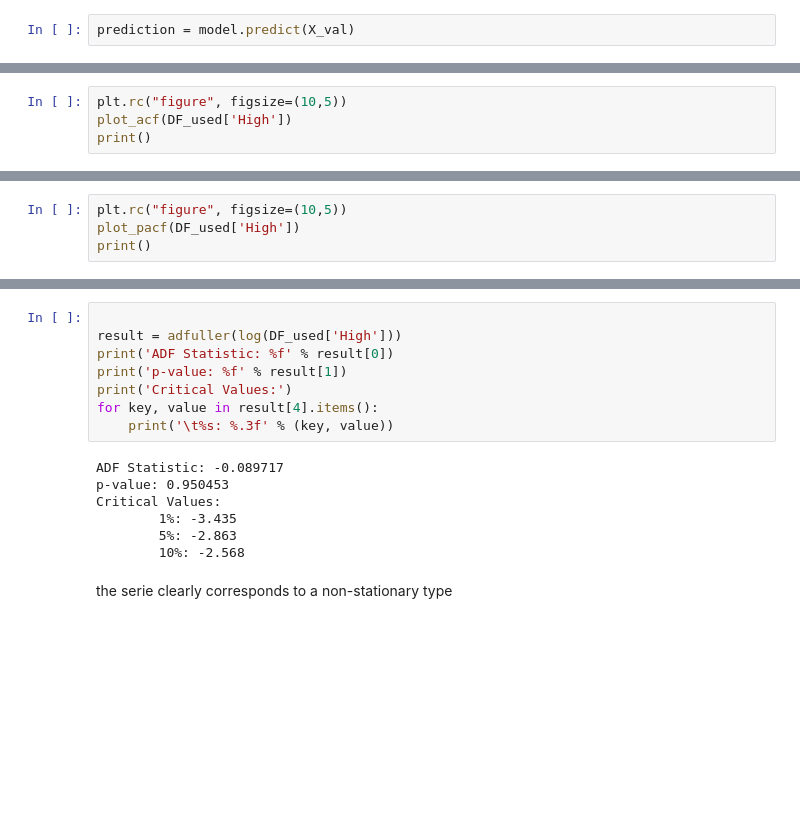
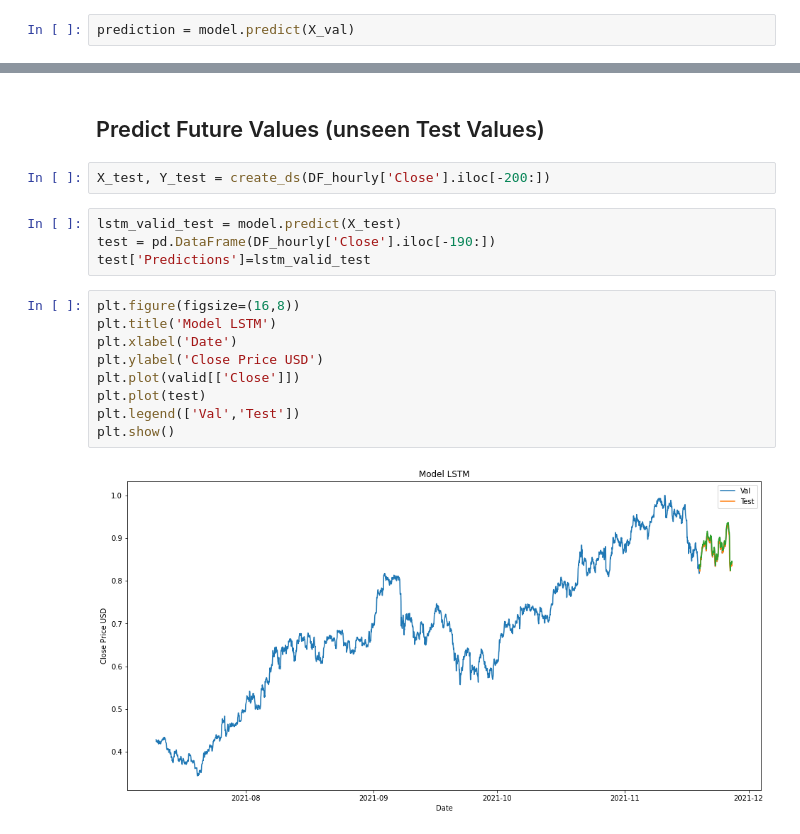
Before and after one commit to ismail51998/etherium_forecast_time_series_project, a Jupyter notebook: TimeSeriesNotebook.ipynb, the cells around one changed output, grey strips where cells are left out. Drawn from its saved outputs; the diff is of its cells as text; blank space fills up the shorter version.

```diff
--- a/TimeSeriesNotebook.ipynb
+++ b/TimeSeriesNotebook.ipynb
@@ -513,4 +355,0 @@ we will  see the ACF and PACF plots to visualise the autocorrelation
-# %%
-plt.rc("figure", figsize=(10,5))
-plot_acf(DF_used['High'])
-print()
@@ -519,4 +355,0 @@ print()
-# %%
-plt.rc("figure", figsize=(10,5))
-plot_pacf(DF_used['High'])
-print()
@@ -548,17 +356,19 @@ As p-value is greater than 0.05 we can't  reject the null hypothesis, therefore
-# %%
-
-result = adfuller(log(DF_used['High']))
-print('ADF Statistic: %f' % result[0])
-print('p-value: %f' % result[1])
-print('Critical Values:')
-for key, value in result[4].items():
-    print('\t%s: %.3f' % (key, value))
-# %% [output]
-ADF Statistic: -0.089717
-p-value: 0.950453
-Critical Values:
-        1%: -3.435
-        5%: -2.863
-        10%: -2.568
-# %% [markdown]
- the serie clearly corresponds to a non-stationary type
+# %% [markdown]
+## Predict Future Values (unseen Test Values)
+# %%
+X_test, Y_test = create_ds(DF_hourly['Close'].iloc[-200:])
+# %%
+lstm_valid_test = model.predict(X_test)
+test = pd.DataFrame(DF_hourly['Close'].iloc[-190:])
+test['Predictions']=lstm_valid_test
+# %%
+plt.figure(figsize=(16,8))
+plt.title('Model LSTM')
+plt.xlabel('Date')
+plt.ylabel('Close Price USD')
+plt.plot(valid[['Close']])
+plt.plot(test)
+plt.legend(['Val','Test'])
+plt.show()
+# %% [output]
+[figure, added]
```
Also changed, not shown: parts of 111 cells of this notebook.
